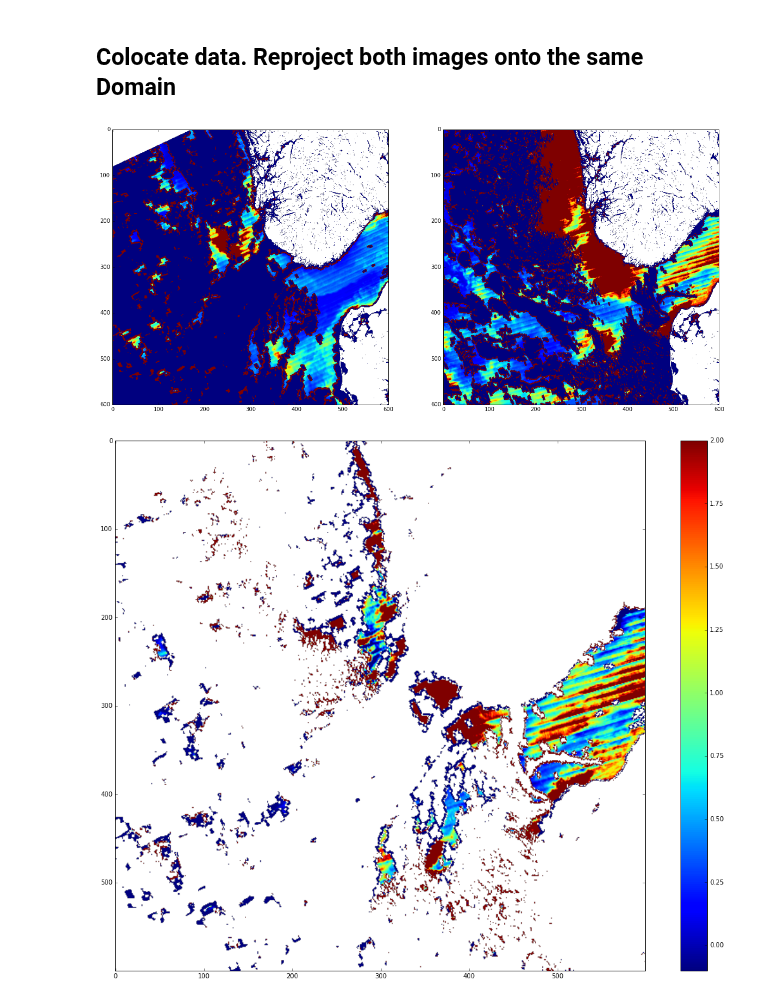
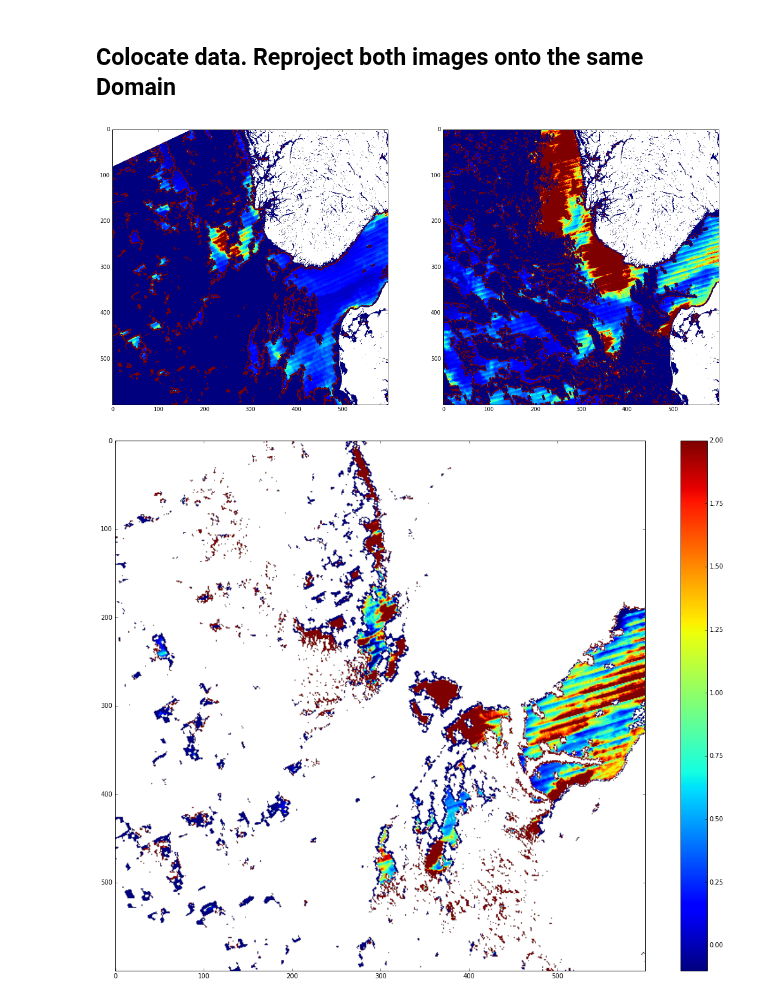
Before and after one commit to nansencenter/nansat-lectures, a Jupyter notebook: notebooks/12 Nansat Use Case 03.ipynb, the cells around one changed output. Drawn from its saved outputs; the diff is of its cells as text; code cells hidden in the pictures.

```diff
--- a/notebooks/12 Nansat Use Case 03.ipynb
+++ b/notebooks/12 Nansat Use Case 03.ipynb
@@ -50,15 +49,15 @@ chlor_a2[mask1 == 2] = np.nan
 # %%
 plt.figure(figsize=(20,20))
 
 plt.subplot(121)
-plt.imshow(chlor_a1, vmin=0, vmax=3)
+plt.imshow(chlor_a1, vmin=0, vmax=5)
 
 plt.subplot(122)
-plt.imshow(chlor_a2, vmin=0, vmax=3)
+plt.imshow(chlor_a2, vmin=0, vmax=5)
 
 plt.show()
 # %% [output]
-[figure, old version]
+[figure, new version]
 # %%
 # replace negative values (clouds) by NAN
 chlor_a1[chlor_a1 < 0] = np.nan
```
Also changed, not shown: parts of 2 cells of this notebook, 8 other files.
